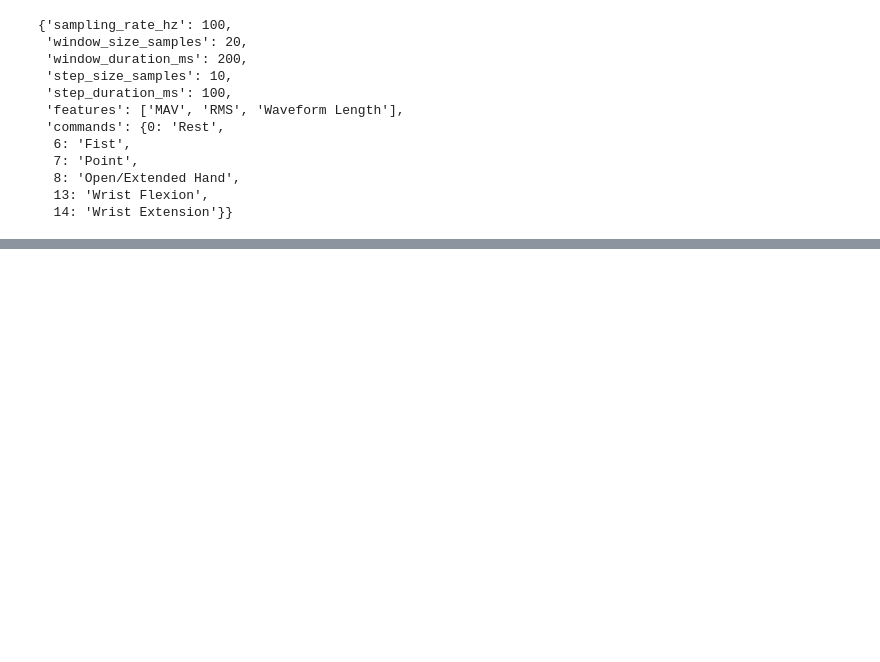
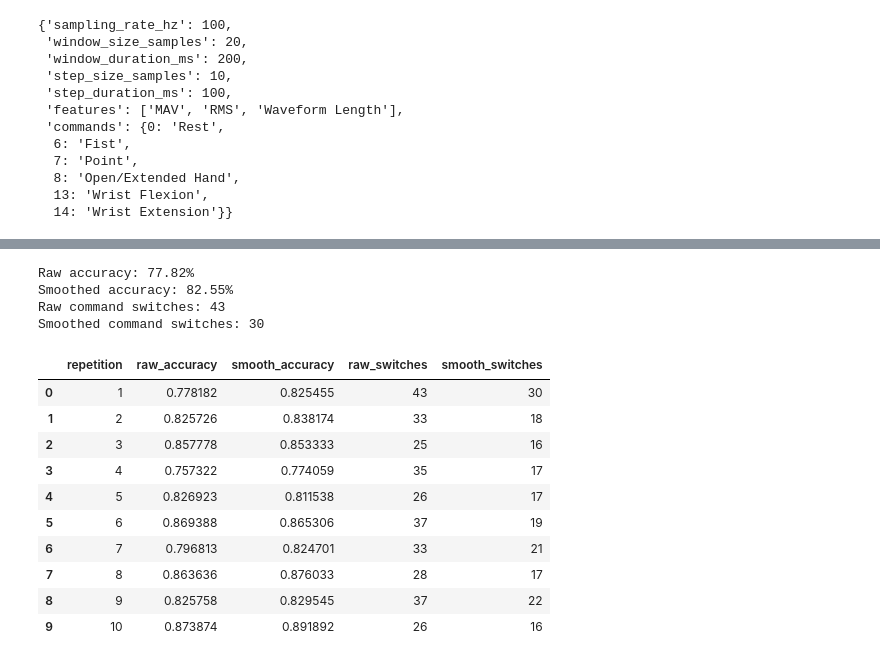
Before and after one commit to papoochu/emg-prosthetic-controller, a Jupyter notebook: notebooks/02_prosthetic_commands.ipynb, the cells around one changed output, grey strips where cells are left out. Cells and saved outputs as stored; diff of their text form; code cells hidden in the pictures; blank space fills up the shorter version.

```diff
--- a/notebooks/02_prosthetic_commands.ipynb
+++ b/notebooks/02_prosthetic_commands.ipynb
@@ -777,0 +978,43 @@ controller_config
+# %%
+raw_accuracy = accuracy_score(
+    true_predictions,
+    raw_predictions
+)
+
+smoothed_accuracy = accuracy_score(
+    true_predictions,
+    smoothed_predictions
+)
+
+
+def count_switches(predictions):
+    return np.sum(
+        predictions[1:]
+        != predictions[:-1]
+    )
+
+
+print(
+    f"Raw accuracy: "
+    f"{raw_accuracy * 100:.2f}%"
+)
+
+print(
+    f"Smoothed accuracy: "
+    f"{smoothed_accuracy * 100:.2f}%"
+)
+
+print(
+    "Raw command switches:",
+    count_switches(raw_predictions)
+)
+
+print(
+    "Smoothed command switches:",
+    count_switches(smoothed_predictions)
+)
+# %% [output]
+Raw accuracy: 77.82%
+Smoothed accuracy: 82.55%
+Raw command switches: 43
+Smoothed command switches: 30
@@ -777,0 +1194,18 @@ controller_config
+# %%
+results_df = pd.DataFrame(
+    all_results
+)
+
+results_df
+# %% [output]
+|  | repetition | raw_accuracy | smooth_accuracy | raw_switches | smooth_switches |
+| 0 | 1 | 0.778182 | 0.825455 | 43 | 30 |
+| 1 | 2 | 0.825726 | 0.838174 | 33 | 18 |
+| 2 | 3 | 0.857778 | 0.853333 | 25 | 16 |
+| 3 | 4 | 0.757322 | 0.774059 | 35 | 17 |
+| 4 | 5 | 0.826923 | 0.811538 | 26 | 17 |
+| 5 | 6 | 0.869388 | 0.865306 | 37 | 19 |
+| 6 | 7 | 0.796813 | 0.824701 | 33 | 21 |
+| 7 | 8 | 0.863636 | 0.876033 | 28 | 17 |
+| 8 | 9 | 0.825758 | 0.829545 | 37 | 22 |
+| 9 | 10 | 0.873874 | 0.891892 | 26 | 16 |
```
Also changed, not shown: parts of 22 cells of this notebook, 12 other files.
